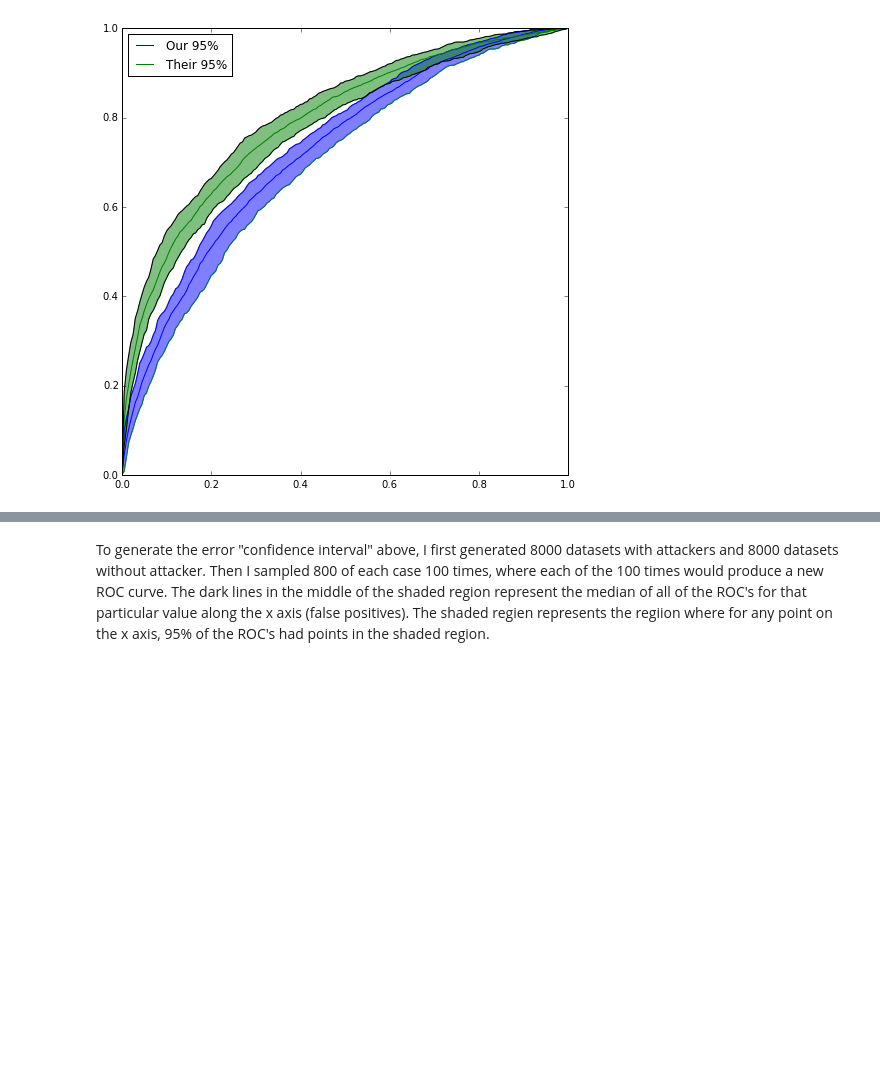
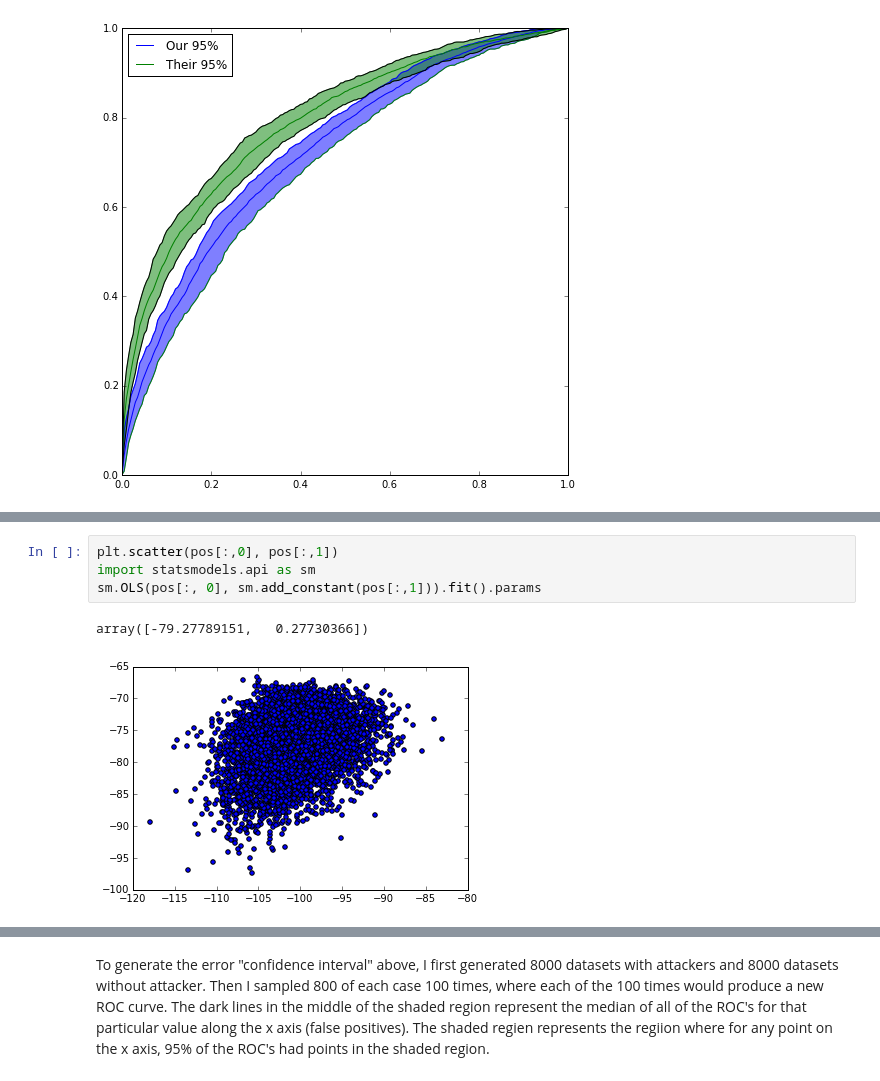
Before and after one commit to j-grana6/SFT-Nets, a Jupyter notebook: python/roc_4_8_14_2.ipynb, the cells around one changed output, grey strips where cells are left out. Drawn from its saved outputs; the diff is of its cells as text; blank space fills up the shorter version.

```diff
--- a/python/roc_4_8_14_2.ipynb
+++ b/python/roc_4_8_14_2.ipynb
@@ -480,0 +510,7 @@ plt.fill_between(np.arange(0,1,.005), upper, lower, alpha=.5, color='green')
+# %%
+plt.scatter(pos[:,0], pos[:,1])
+import statsmodels.api as sm
+sm.OLS(pos[:, 0], sm.add_constant(pos[:,1])).fit().params
+# %% [output]
+array([-79.27789151,   0.27730366])
+[figure, added]
```
Also changed, not shown: parts of 6 cells of this notebook, 1 other file.
